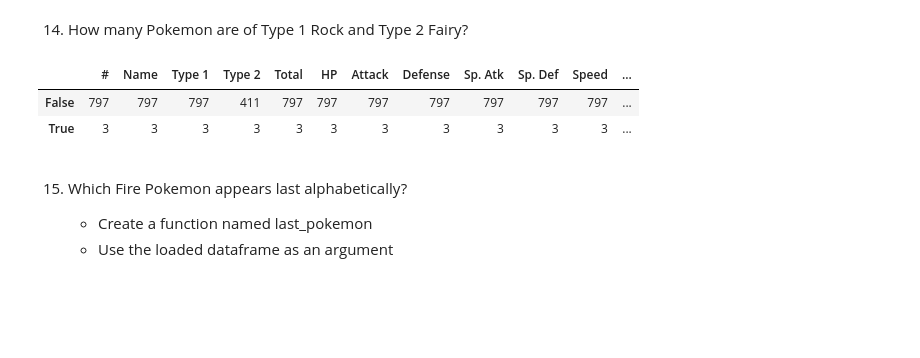
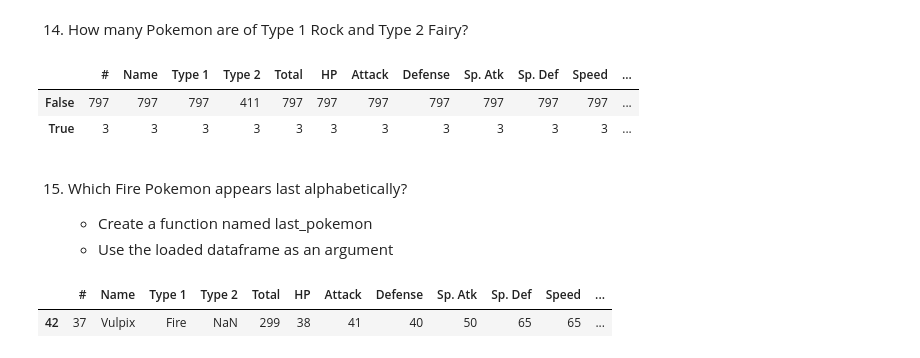
Before and after one commit to Joshua-Click/dumpy-pandas-visualization-exercises, a Jupyter notebook: pandas-warmup-7-31.ipynb, the cells around one changed output. Cells and saved outputs as stored; diff of their text form; code cells hidden in the pictures; blank space fills up the shorter version.

```diff
--- a/pandas-warmup-7-31.ipynb
+++ b/pandas-warmup-7-31.ipynb
@@ -312,3 +335,11 @@ df.groupby(is_rock & is_fairy).count()
 
     * Create a function named last_pokemon
     * Use the loaded dataframe as an argument
+# %%
+
+last_pokemon = (df['Type 1'] == 'Fire') | (df['Type 2'] == 'Fire')
+
+df[last_pokemon].sort_values('Name', ascending=False).head(1)
+# %% [output]
+|  | # | Name | Type 1 | Type 2 | Total | HP | Attack | Defense | Sp. Atk | Sp. Def | Speed | ... |
+| 42 | 37 | Vulpix | Fire | NaN | 299 | 38 | 41 | 40 | 50 | 65 | 65 | ... |
```
Also changed, not shown: parts of 1 cell of this notebook.
